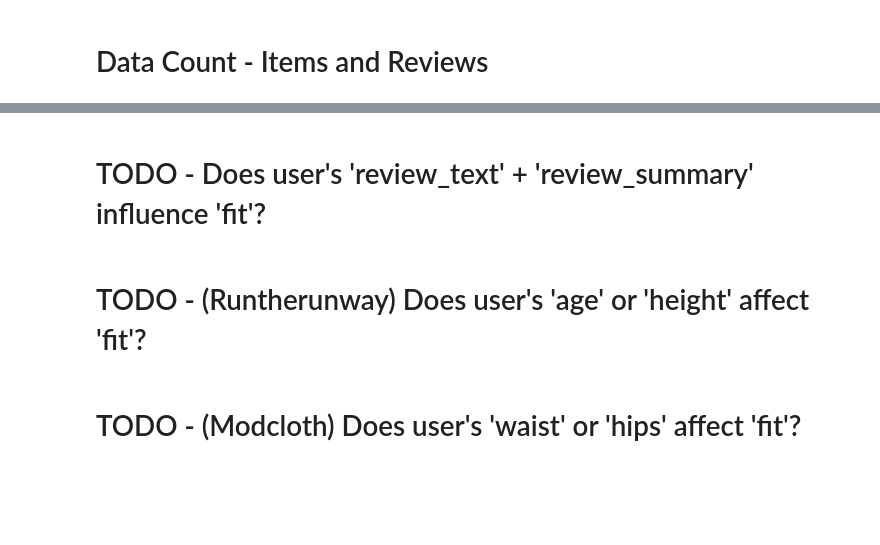
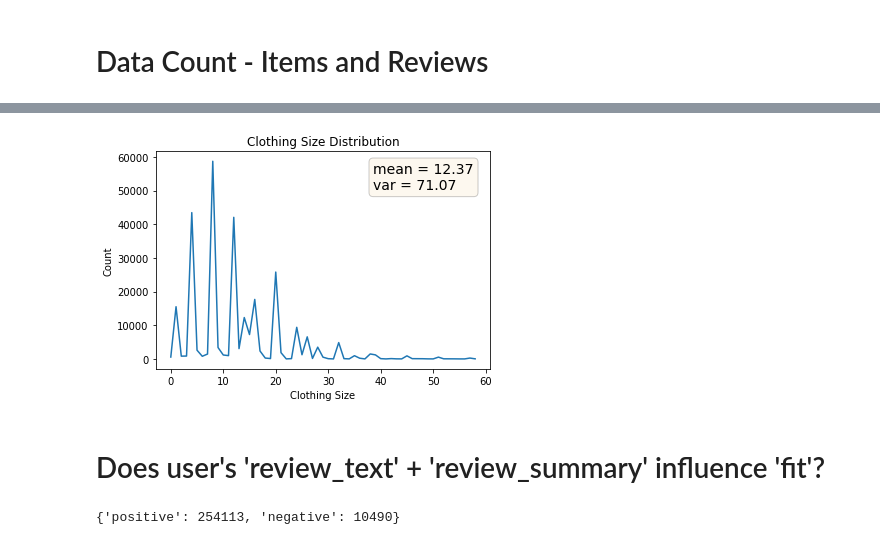
Before and after one commit to singh264/CSC2515-Project, a Jupyter notebook: main.ipynb, the cells around one changed output, grey strips where cells are left out. Drawn from its saved outputs; the diff is of its cells as text; code cells hidden in the pictures; blank space fills up the shorter version.

```diff
--- a/main.ipynb
+++ b/main.ipynb
@@ -103,6 +207,75 @@ total reviews = 192544 + 82790 = 192544 + 82790
+# %%
+sizes_count = {}
+all_sizes = []
+
+for review_list in runtherunway_data.values():
+    for review in review_list:
+        if 'size' in review:
+            size = review['size']
+            sizes_count[size] = sizes_count.get(size, 0) + 1
+            all_sizes.append(size)
+
+for review_list in modcloth_data.values():
+    for review in review_list:
+        if 'size' in review:
+            size = review['size']
+            sizes_count[size] = sizes_count.get(size, 0) + 1
+            all_sizes.append(size)
+
+sizes = [h for h in sorted(sizes_count)]
+counts = [sizes_count[s] for s in sizes]
+size_mean = round(np.mean(all_sizes), 2)
+size_variance = round(np.var(all_sizes), 2)
+
+fig, ax = plt.subplots()
+ax.plot(sizes, counts)
+plt.title('Clothing Size Distribution')
+plt.xlabel('Clothing Size')
+plt.ylabel('Count')
+note = '\n'.join((f'mean = {size_mean}', f'var = {size_variance}'))
+props = dict(boxstyle='round', facecolor='wheat', alpha=0.2)
+ax.text(0.65, 0.95, note, transform=ax.transAxes, fontsize=14, verticalalignment='top', bbox=props)
+plt.show()
+# %% [output]
+[figure, added]
 # %% [markdown]
-# TODO - Does user's 'review_text' + 'review_summary' influence 'fit'?
+# Does user's 'review_text' + 'review_summary' influence 'fit'?
-# %% [markdown]
-# TODO - (Runtherunway) Does user's 'age' or 'height' affect 'fit'?
-# %% [markdown]
-# TODO - (Modcloth) Does user's 'waist' or 'hips' affect 'fit'?
+# %%
+def get_sentiment(text):
+    sentiment = TextBlob(text).sentiment
+    return sentiment.polarity
+
+sentiment_count = {'positive': 0, 'negative': 0}
+
+for review_list in runtherunway_data.values():
+    for review in review_list:
+        text = ''
+        if 'review_text' in review:
+            text += review['review_text']
+        if 'review_summary' in review:
+            text += review['review_summary']
+
+        sentiment = get_sentiment(text)
+        if sentiment > 0:
+            sentiment_count['positive'] += 1
+        elif sentiment < 0:
+            sentiment_count['negative'] += 1
+
+for review_list in modcloth_data.values():
+    for review in review_list:
+        text = ''
+        if 'review_text' in review:
+            text += review['review_text']
+        if 'review_summary' in review:
+            text += review['review_summary']
+
+        sentiment = get_sentiment(text)
+        if sentiment > 0:
+            sentiment_count['positive'] += 1
+        elif sentiment < 0:
+            sentiment_count['negative'] += 1
+
+
+print(sentiment_count)
+# %% [output]
+{'positive': 254113, 'negative': 10490}
```
Also changed, not shown: parts of 11 cells of this notebook, 5 other files.
